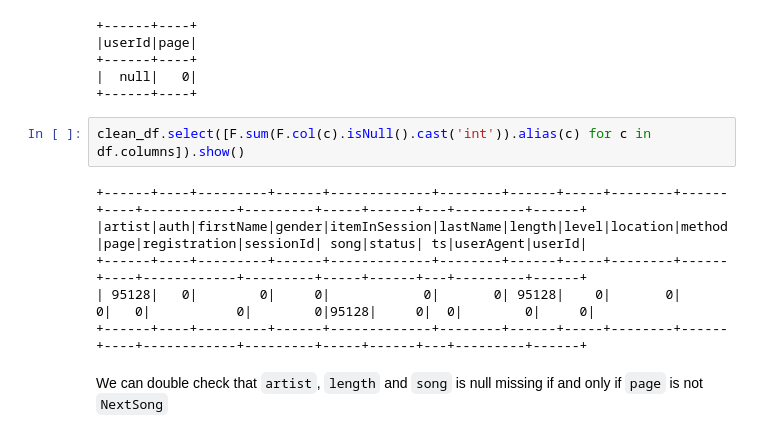
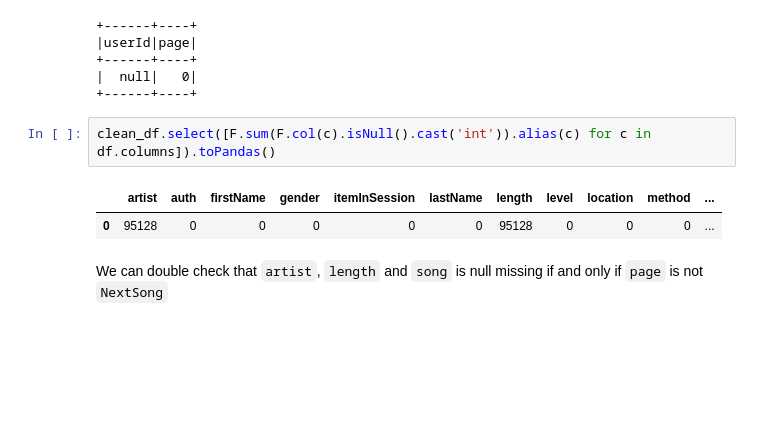
Before and after one commit to minhtuan2000/sparkify, a Jupyter notebook: Sparkify.ipynb, the cells around one changed output. Cells and saved outputs as stored; diff of their text form; blank space fills up the shorter version.

```diff
--- a/Sparkify.ipynb
+++ b/Sparkify.ipynb
@@ -288,13 +304,10 @@ clean_df.select([F.sum((F.col(c) == "").cast('int')).alias(c) for c in ['userId'
 |  null|   0|
 +------+----+
 # %%
-clean_df.select([F.sum(F.col(c).isNull().cast('int')).alias(c) for c in df.columns]).show()
+clean_df.select([F.sum(F.col(c).isNull().cast('int')).alias(c) for c in df.columns]).toPandas()
 # %% [output]
-+------+----+---------+------+-------------+--------+------+-----+--------+------+----+------------+---------+-----+------+---+---------+------+
-|artist|auth|firstName|gender|itemInSession|lastName|length|level|location|method|page|registration|sessionId| song|status| ts|userAgent|userId|
-+------+----+---------+------+-------------+--------+------+-----+--------+------+----+------------+---------+-----+------+---+---------+------+
-| 95128|   0|        0|     0|            0|       0| 95128|    0|       0|     0|   0|           0|        0|95128|     0|  0|        0|     0|
-+------+----+---------+------+-------------+--------+------+-----+--------+------+----+------------+---------+-----+------+---+---------+------+
+|  | artist | auth | firstName | gender | itemInSession | lastName | length | level | location | method | ... |
+| 0 | 95128 | 0 | 0 | 0 | 0 | 0 | 95128 | 0 | 0 | 0 | ... |
 # %% [markdown]
 We can double check that `artist`, `length` and `song` is null missing if and only if `page` is not `NextSong`
 # %%
```
Also changed, not shown: parts of 22 cells of this notebook, 1 other file.
